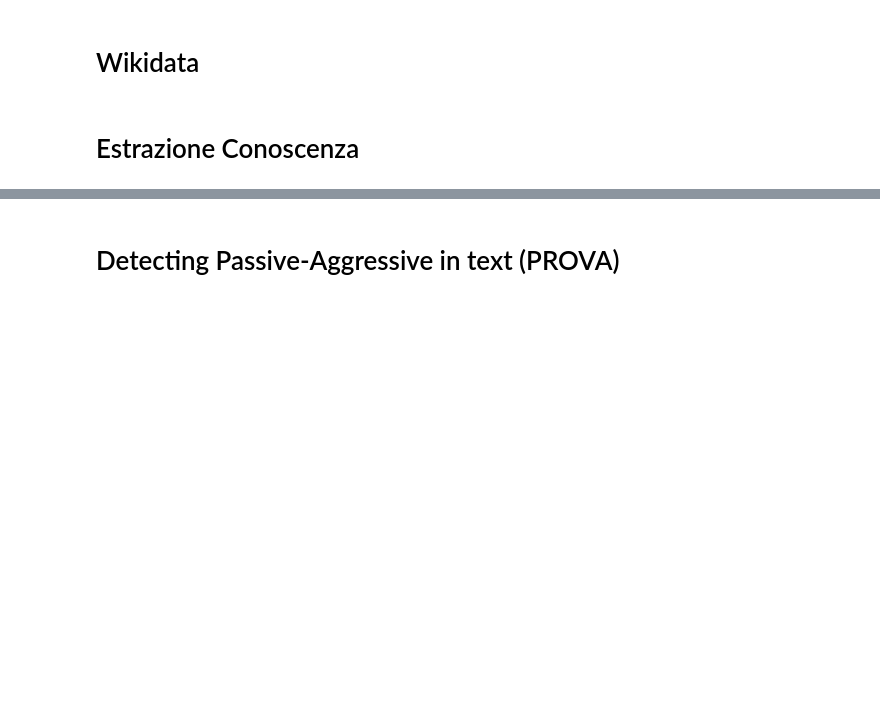
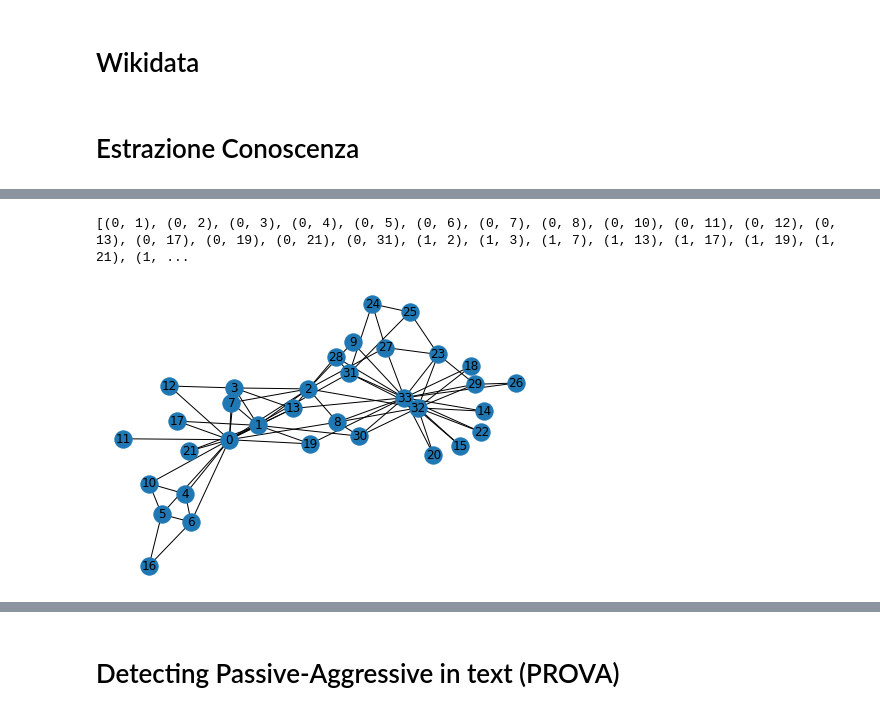
Before and after one commit to umbylyno/KERMIT, a Jupyter notebook: Meme_recognition.ipynb, the cells around one changed output, grey strips where cells are left out. Saved outputs shown, nothing was run; the diff lists cells and outputs as text; code cells hidden in the pictures; blank space fills up the shorter version.

```diff
--- a/Meme_recognition.ipynb
+++ b/Meme_recognition.ipynb
@@ -324,0 +461,18 @@ informazioni_ricevute_e_volto.head(30)
+# %%
+G = nx.karate_club_graph()
+# %%
+print(G.edges)
+# %% [output]
+[(0, 1), (0, 2), (0, 3), (0, 4), (0, 5), (0, 6), (0, 7), (0, 8), (0, 10), (0, 11), (0, 12), (0, 13), (0, 17), (0, 19), (0, 21), (0, 31), (1, 2), (1, 3), (1, 7), (1, 13), (1, 17), (1, 19), (1, 21), (1, ...
+# %%
+# plot graph
+#plt.figure()
+
+
+# catch matplotlib deprecation warning
+
+nx.draw(G, with_labels=True)
+
+#plt.show()
+# %% [output]
+[figure, added]
```
Also changed, not shown: parts of 77 cells of this notebook.
